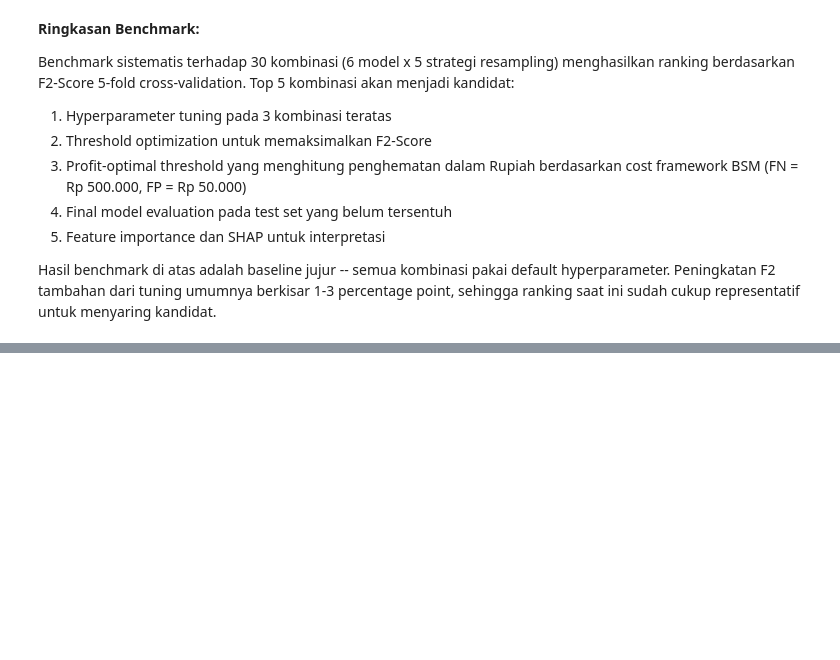
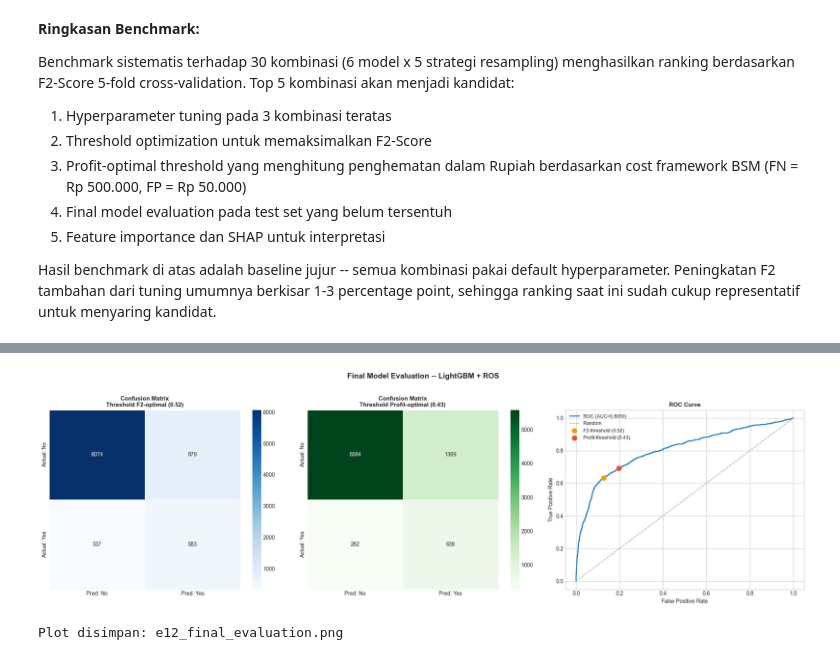
Before and after one commit to ravasrgh/bank-marketing-campaign-predictive-analytics, a Jupyter notebook: BSM_Bank_Marketing_FinalProject.ipynb, the cells around one changed output, grey strips where cells are left out. Saved outputs shown, nothing was run; the diff lists cells and outputs as text; code cells hidden in the pictures; blank space fills up the shorter version.

```diff
--- a/BSM_Bank_Marketing_FinalProject.ipynb
+++ b/BSM_Bank_Marketing_FinalProject.ipynb
@@ -3233,0 +3777,71 @@ Hasil benchmark di atas adalah baseline jujur -- semua kombinasi pakai default h
+# %%
+# ============================================================
+# E.12 FINAL MODEL EVALUATION -- TEST SET
+# ============================================================
+
+print("=" * 70)
+print("E.12 FINAL EVALUATION PADA TEST SET")
+print("=" * 70)
+
+y_pred_f2     = (y_prob >= THRESHOLD_F2).astype(int)
+y_pred_profit = (y_prob >= THRESHOLD_PROFIT).astype(int)
+
+def print_metrics(y_true, y_pred, label):
+    tn, fp, fn, tp = confusion_matrix(y_true, y_pred).ravel()
+    f2  = fbeta_score(y_true, y_pred, beta=2, zero_division=0)
+    rec = recall_score(y_true, y_pred, zero_division=0)
+    pre = precision_score(y_true, y_pred, zero_division=0)
+    auc = roc_auc_score(y_true, y_prob)
+    print(f"\n--- {label} ---")
+    print(f"  TP={tp:,}  FP={fp:,}  FN={fn:,}  TN={tn:,}")
+    print(f"  F2-Score  : {f2:.4f}")
+    print(f"  Recall    : {rec:.4f}")
+    print(f"  Precision : {pre:.4f}")
+    print(f"  ROC-AUC   : {auc:.4f}")
+    return tn, fp, fn, tp
+
+tn_f2, fp_f2, fn_f2, tp_f2 = print_metrics(y_test, y_pred_f2,
+    f"Threshold F2-optimal ({THRESHOLD_F2:.2f})")
+tn_pr, fp_pr, fn_pr, tp_pr = print_metrics(y_test, y_pred_profit,
+    f"Threshold Profit-optimal ({THRESHOLD_PROFIT:.2f})")
+
+fig, axes = plt.subplots(1, 3, figsize=(20, 6))
+
+cm_f2 = confusion_matrix(y_test, y_pred_f2)
+sns.heatmap(cm_f2, annot=True, fmt='d', cmap='Blues', ax=axes[0],
+            xticklabels=['Pred: No', 'Pred: Yes'],
+            yticklabels=['Actual: No', 'Actual: Yes'],
+            linewidths=0.5)
+axes[0].set_title(f'Confusion Matrix\nThreshold F2-optimal ({THRESHOLD_F2:.2f})',
+                  fontsize=11, fontweight='bold')
+
+cm_pr = confusion_matrix(y_test, y_pred_profit)
+sns.heatmap(cm_pr, annot=True, fmt='d', cmap='Greens', ax=axes[1],
+            xticklabels=['Pred: No', 'Pred: Yes'],
+            yticklabels=['Actual: No', 'Actual: Yes'],
+            linewidths=0.5)
+axes[1].set_title(f'Confusion Matrix\nThreshold Profit-optimal ({THRESHOLD_PROFIT:.2f})',
+                  fontsize=11, fontweight='bold')
+
+fpr_vals, tpr_vals, _ = roc_curve(y_test, y_prob)
+auc_val = roc_auc_score(y_test, y_prob)
+axes[2].plot(fpr_vals, tpr_vals, color='#2980b9', linewidth=2, label=f'ROC (AUC={auc_val:.4f})')
+axes[2].plot([0, 1], [0, 1], color='#95a5a6', linestyle='--', linewidth=1.2, label='Random')
+fpr_f2_pt  = fp_f2 / (fp_f2 + tn_f2)
+tpr_f2_pt  = tp_f2 / (tp_f2 + fn_f2)
+fpr_pr_pt  = fp_pr / (fp_pr + tn_pr)
+tpr_pr_pt  = tp_pr / (tp_pr + fn_pr)
+axes[2].scatter([fpr_f2_pt], [tpr_f2_pt], color='#f39c12', s=80, zorder=5, label=f'F2-threshold ({THRESHOLD_F2:.2f})')
+axes[2].scatter([fpr_pr_pt], [tpr_pr_pt], color='#e74c3c', s=80, zorder=5, label=f'Profit-threshold ({THRESHOLD_PROFIT:.2f})')
+axes[2].set_xlabel('False Positive Rate')
+axes[2].set_ylabel('True Positive Rate')
+axes[2].set_title('ROC Curve', fontsize=11, fontweight='bold')
+axes[2].legend(fontsize=9)
+
+plt.suptitle(f'Final Model Evaluation -- {best_entry["Combo"]}',
+             fontsize=14, fontweight='bold', y=1.02)
+plt.tight_layout()
+plt.savefig('e12_final_evaluation.png', dpi=150, bbox_inches='tight')
+plt.show()
+print("Plot disimpan: e12_final_evaluation.png")
+# %% [output]
@@ -3233,0 +3865,2 @@ Hasil benchmark di atas adalah baseline jujur -- semua kombinasi pakai default h
+[figure, added]
+Plot disimpan: e12_final_evaluation.png
```
Also changed, not shown: parts of 84 cells of this notebook, 1 other file.
